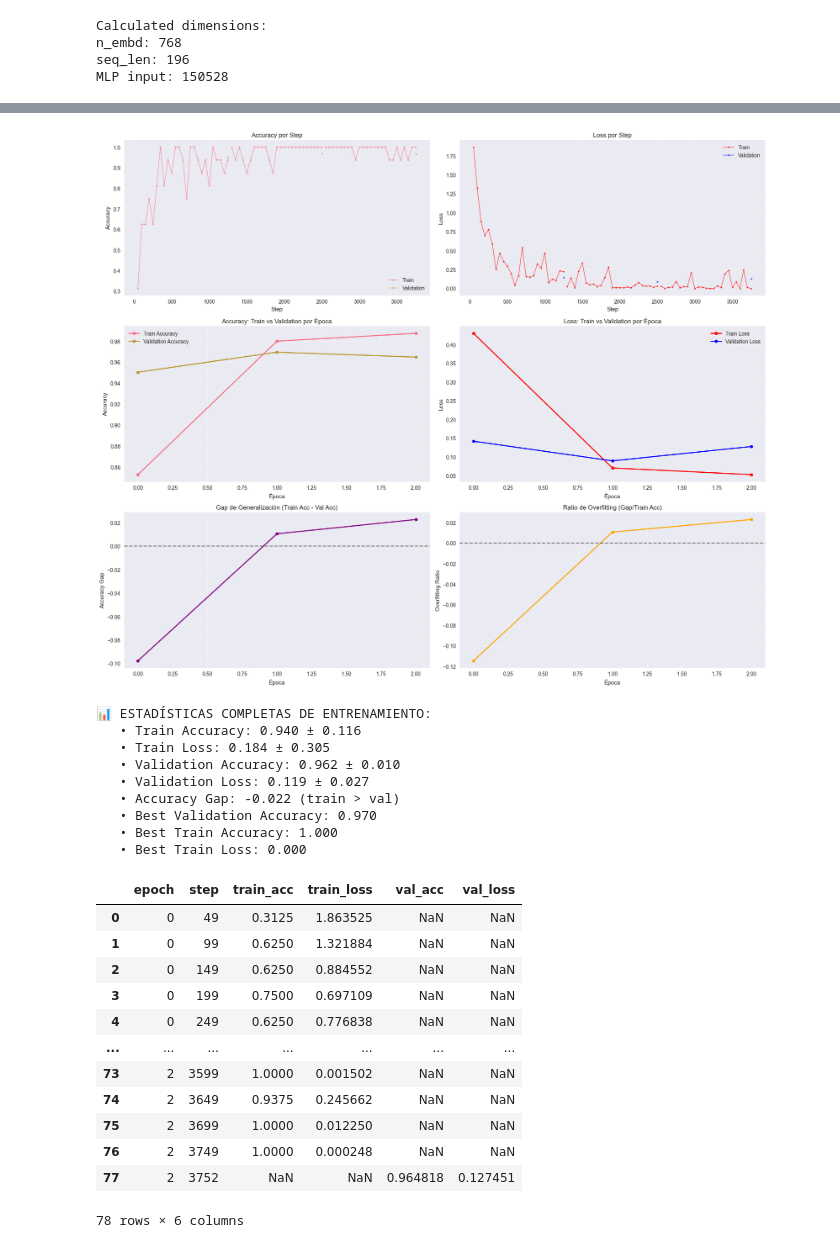
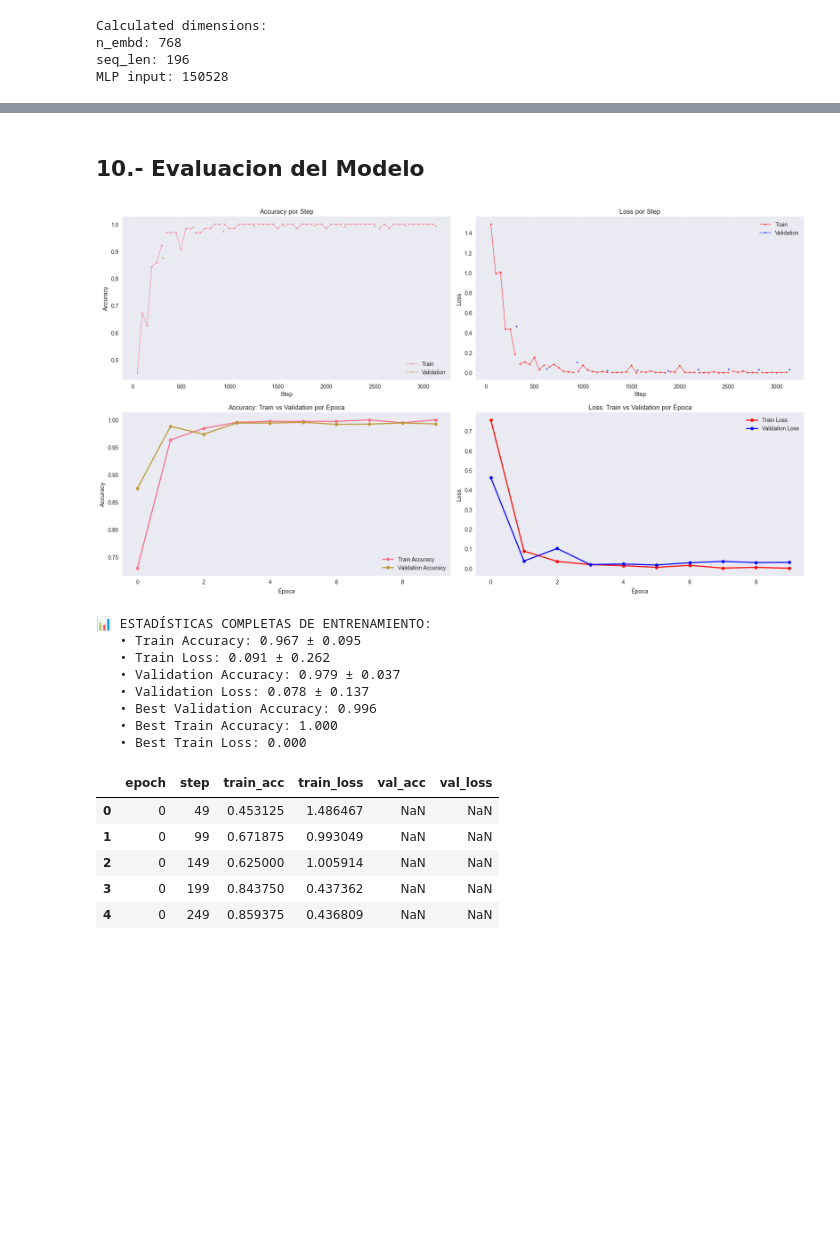
Before and after one commit to bspoloo/SIS421-022025, a Jupyter notebook: Laboratorios/Laboratorio 6/transformer enconder.ipynb, the cells around one changed output, grey strips where cells are left out. Saved outputs shown, nothing was run; the diff lists cells and outputs as text; code cells hidden in the pictures; blank space fills up the shorter version.

```diff
--- a/Laboratorios/Laboratorio 6/transformer enconder.ipynb
+++ b/Laboratorios/Laboratorio 6/transformer enconder.ipynb
@@ -709,35 +773,28 @@ def load_model_complete(checkpoint_path, model_class=EnhancedAttentionModel):
     model.eval()
     print("Modelo cargado exitosamente!")
     return model
+# %% [markdown]
+## 10.- Evaluacion del Modelo
 # %%
 import pandas as pd
 
-df = pd.read_csv(r"D:\Ciencias\SIS421-022025\Laboratorios\Laboratorio 6\lightning_logs\version_9\metrics.csv", sep=",")
+df = pd.read_csv(r"D:\Ciencias\SIS421-022025\Laboratorios\Laboratorio 6\lightning_logs\version_13\metrics.csv", sep=",")
+
+df = plot_from_dataframe(df)
 df.head()
-
-plot_from_dataframe(df)
-# plot_comparison_metrics(df)
 # %% [output]
-[figure, old version]
+[figure, new version]
 📊 ESTADÍSTICAS COMPLETAS DE ENTRENAMIENTO:
-   • Train Accuracy: 0.940 ± 0.116
-   • Train Loss: 0.184 ± 0.305
-   • Validation Accuracy: 0.962 ± 0.010
-   • Validation Loss: 0.119 ± 0.027
-   • Accuracy Gap: -0.022 (train > val)
-   • Best Validation Accuracy: 0.970
+   • Train Accuracy: 0.967 ± 0.095
+   • Train Loss: 0.091 ± 0.262
+   • Validation Accuracy: 0.979 ± 0.037
+   • Validation Loss: 0.078 ± 0.137
+   • Best Validation Accuracy: 0.996
    • Best Train Accuracy: 1.000
    • Best Train Loss: 0.000
 |  | epoch | step | train_acc | train_loss | val_acc | val_loss |
-| 0 | 0 | 49 | 0.3125 | 1.863525 | NaN | NaN |
-| 1 | 0 | 99 | 0.6250 | 1.321884 | NaN | NaN |
-| 2 | 0 | 149 | 0.6250 | 0.884552 | NaN | NaN |
-| 3 | 0 | 199 | 0.7500 | 0.697109 | NaN | NaN |
-| 4 | 0 | 249 | 0.6250 | 0.776838 | NaN | NaN |
-| ... | ... | ... | ... | ... | ... | ... |
-| 73 | 2 | 3599 | 1.0000 | 0.001502 | NaN | NaN |
-| 74 | 2 | 3649 | 0.9375 | 0.245662 | NaN | NaN |
-| 75 | 2 | 3699 | 1.0000 | 0.012250 | NaN | NaN |
-| 76 | 2 | 3749 | 1.0000 | 0.000248 | NaN | NaN |
-| 77 | 2 | 3752 | NaN | NaN | 0.964818 | 0.127451 |
+| 0 | 0 | 49 | 0.453125 | 1.486467 | NaN | NaN |
+| 1 | 0 | 99 | 0.671875 | 0.993049 | NaN | NaN |
+| 2 | 0 | 149 | 0.625000 | 1.005914 | NaN | NaN |
+| 3 | 0 | 199 | 0.843750 | 0.437362 | NaN | NaN |
+| 4 | 0 | 249 | 0.859375 | 0.436809 | NaN | NaN |
-78 rows × 6 columns
```
Also changed, not shown: parts of 32 cells of this notebook, 6 other files.
